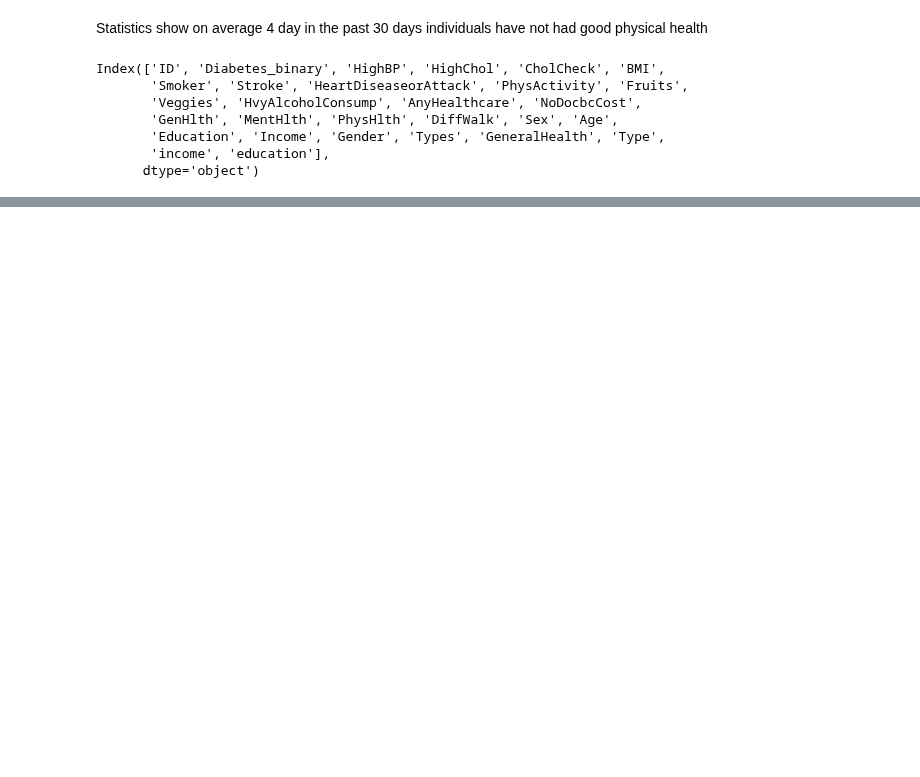
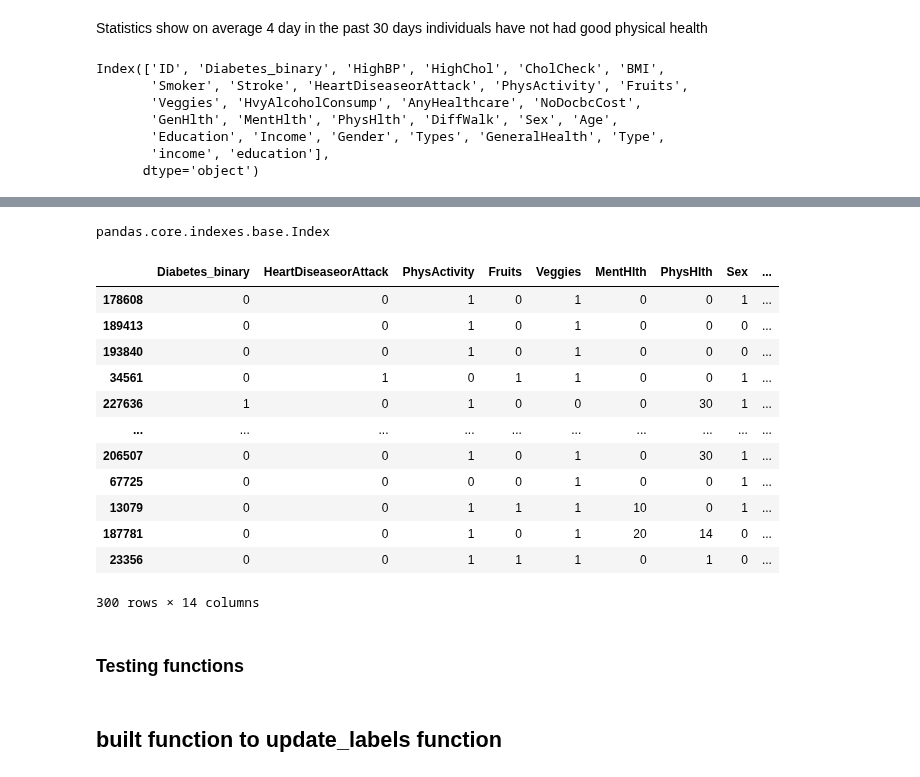
Before and after one commit to yourexodus/capstone_CDC, a Jupyter notebook: Feature_Engineering.ipynb, the cells around one changed output, grey strips where cells are left out. Saved outputs shown, nothing was run; the diff lists cells and outputs as text; code cells hidden in the pictures; blank space fills up the shorter version.

```diff
--- a/Feature_Engineering.ipynb
+++ b/Feature_Engineering.ipynb
@@ -547,0 +549,33 @@ def write_data(data, directory, **kwargs):
+# %%
+# Choose a random sample of 2 rows
+sample_df = pd.DataFrame(people.sample(n=300),columns = people.columns)
+# %%
+labels = ['Diabetes_binary','Gender', 'Types','MentHlth', 'GeneralHealth', 'Type',
+       'income', 'education','Sex','PhysHlth','PhysActivity','Fruits',
+       'Veggies','HeartDiseaseorAttack']
+# %%
+cols = people.columns
+# %%
+type(cols)
+# %% [output]
+pandas.core.indexes.base.Index
+# %%
+filt = cols.isin(labels)
+# %%
+sample_df.loc[:, filt]
+# %% [output]
+|  | Diabetes_binary | HeartDiseaseorAttack | PhysActivity | Fruits | Veggies | MentHlth | PhysHlth | Sex | ... |
+| 178608 | 0 | 0 | 1 | 0 | 1 | 0 | 0 | 1 | ... |
+| 189413 | 0 | 0 | 1 | 0 | 1 | 0 | 0 | 0 | ... |
+| 193840 | 0 | 0 | 1 | 0 | 1 | 0 | 0 | 0 | ... |
+| 34561 | 0 | 1 | 0 | 1 | 1 | 0 | 0 | 1 | ... |
+| 227636 | 1 | 0 | 1 | 0 | 0 | 0 | 30 | 1 | ... |
+| ... | ... | ... | ... | ... | ... | ... | ... | ... | ... |
+| 206507 | 0 | 0 | 1 | 0 | 1 | 0 | 30 | 1 | ... |
+| 67725 | 0 | 0 | 0 | 0 | 1 | 0 | 0 | 1 | ... |
+| 13079 | 0 | 0 | 1 | 1 | 1 | 10 | 0 | 1 | ... |
+| 187781 | 0 | 0 | 1 | 0 | 1 | 20 | 14 | 0 | ... |
+| 23356 | 0 | 0 | 1 | 1 | 1 | 0 | 1 | 0 | ... |
+300 rows × 14 columns
+# %% [markdown]
+### Testing functions
@@ -547,0 +585,2 @@ def write_data(data, directory, **kwargs):
+# %% [markdown]
+## built function to update_labels function
```
Also changed, not shown: parts of 37 cells of this notebook, 35 other files.
